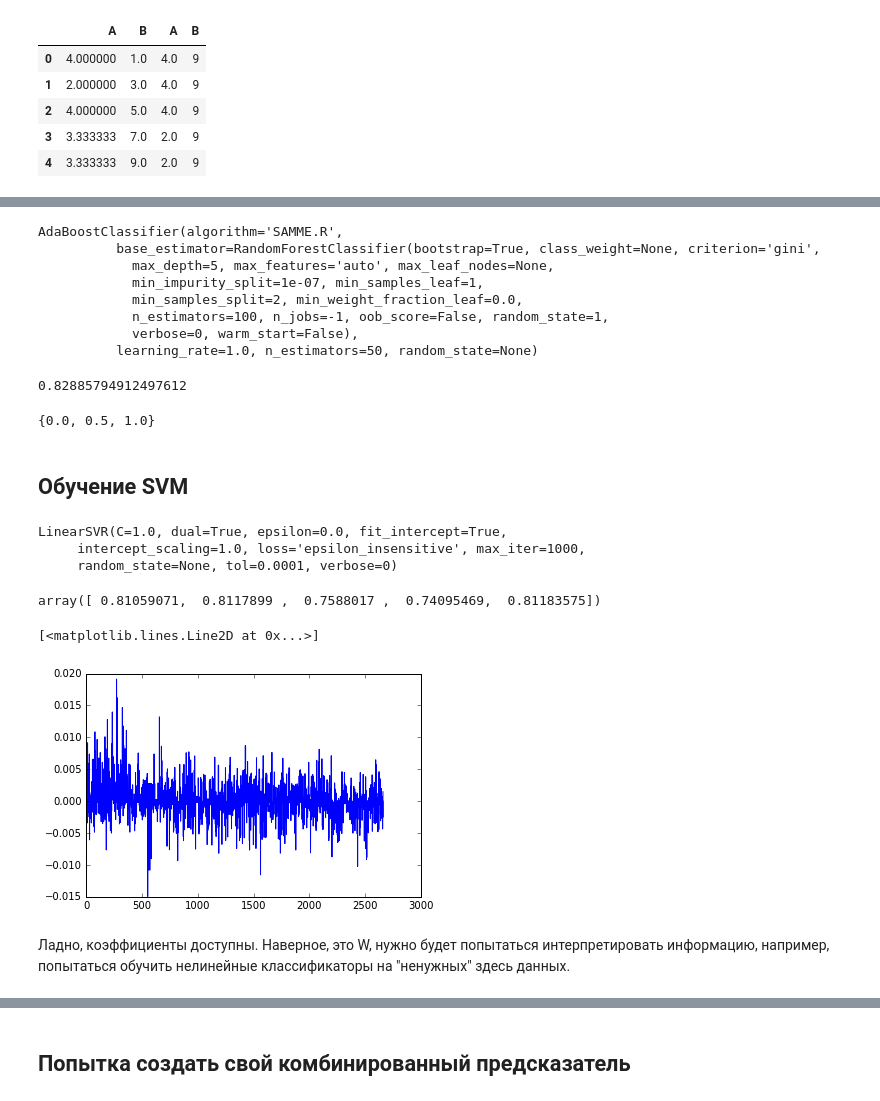
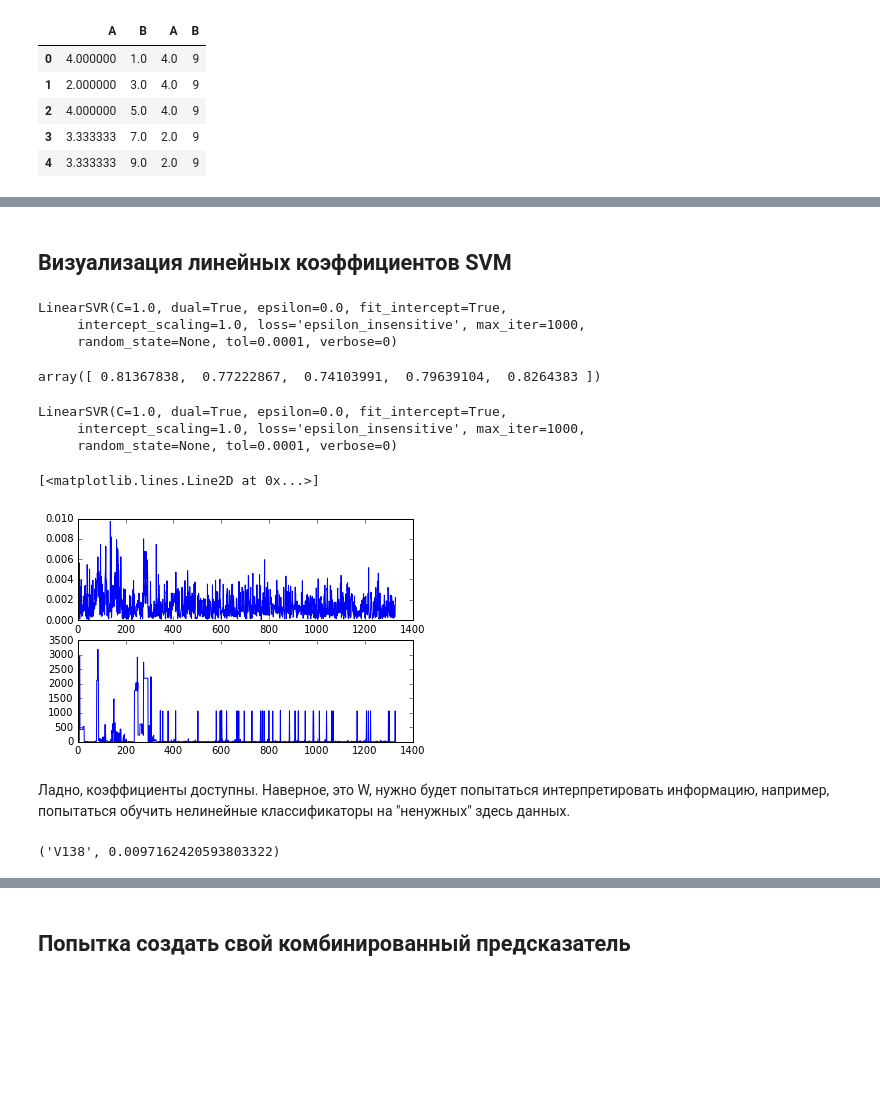
Before and after one commit to grwlf/algo_club, a Jupyter notebook: sandbox/users/smironov/contest-med.ipynb, the cells around one changed output, grey strips where cells are left out. Cells and saved outputs as stored; diff of their text form; code cells hidden in the pictures; blank space fills up the shorter version.

```diff
--- a/sandbox/users/smironov/contest-med.ipynb
+++ b/sandbox/users/smironov/contest-med.ipynb
@@ -181,41 +222,35 @@ all = 0.834276590238 num = 0.822708000888 cat = 0.837794633849
-# %%
-clf = sken.AdaBoostClassifier(base_estimator=
-                              sken.RandomForestClassifier(n_estimators=100, max_depth=5, n_jobs=-1, random_state=1))
-print(clf)
-np.mean(skcv.cross_val_score(clf, X_train_nan2[columns_all], Y_train.label.values, scoring='roc_auc', cv=5))
-#score2num = np.mean(skcv.cross_val_score(clf, X_train_nan2[columns_num], Y_train.label.values, scoring='roc_auc', cv=5))
-#score2cat = np.mean(skcv.cross_val_score(clf, X_train_nan2[columns_cat], Y_train.label.values, scoring='roc_auc', cv=5))
-#score2ocat = np.mean(skcv.cross_val_score(clf, X_train_nan2[columns_ocat], Y_train.label.values, scoring='roc_auc', cv=5))
-#print('all =', score2all, 'num =', score2num, 'cat =', score2cat)
-# %% [output]
-AdaBoostClassifier(algorithm='SAMME.R',
-          base_estimator=RandomForestClassifier(bootstrap=True, class_weight=None, criterion='gini',
-            max_depth=5, max_features='auto', max_leaf_nodes=None,
-            min_impurity_split=1e-07, min_samples_leaf=1,
-            min_samples_split=2, min_weight_fraction_leaf=0.0,
-            n_estimators=100, n_jobs=-1, oob_score=False, random_state=1,
-            verbose=0, warm_start=False),
-          learning_rate=1.0, n_estimators=50, random_state=None)
-0.82885794912497612
-# %%
-set(X_train['V1327'].values)
-# %% [output]
-{0.0, 0.5, 1.0}
 # %% [markdown]
-## Обучение SVM
+## Визуализация линейных коэффициентов SVM
 # %%
-clf = sk.svm.LinearSVR()
+clf = sklearn.svm.LinearSVR()
 print(clf)
 skcv.cross_val_score(clf, X_train_nan2[columns_all], Y_train.label.values, scoring='roc_auc', cv=5)
 # %% [output]
 LinearSVR(C=1.0, dual=True, epsilon=0.0, fit_intercept=True,
      intercept_scaling=1.0, loss='epsilon_insensitive', max_iter=1000,
      random_state=None, tol=0.0001, verbose=0)
-array([ 0.81059071,  0.8117899 ,  0.7588017 ,  0.74095469,  0.81183575])
+array([ 0.81367838,  0.77222867,  0.74103991,  0.79639104,  0.8264383 ])
-# %%
-plt.plot(clf.coef_)
-# %% [output]
-[<matplotlib.lines.Line2D at 0x...>]
-[figure, removed]
+# %%
+clf.fit( X_train_nan2[columns_all], Y_train.label.values)
+# %% [output]
+LinearSVR(C=1.0, dual=True, epsilon=0.0, fit_intercept=True,
+     intercept_scaling=1.0, loss='epsilon_insensitive', max_iter=1000,
+     random_state=None, tol=0.0001, verbose=0)
+# %%
+coef = np.empty((columns_all.shape[0]),)
+coef = (abs(clf.coef_[np.arange(0,coef.shape[0])*2]) + abs(clf.coef_[np.arange(0,coef.shape[0])*2 + 1])) / 2
+# %%
+plt.subplot(2,1,1)
+plt.plot(coef)
+plt.subplot(2,1,2)
+plt.plot(numnulls)
+# %% [output]
+[<matplotlib.lines.Line2D at 0x...>]
+[figure, added]
 # %% [markdown]
 Ладно, коэффициенты доступны. Наверное, это W, нужно будет попытаться интерпретировать информацию, например, попытаться обучить нелинейные классификаторы на "ненужных" здесь данных.
+# %%
+columns_all_sorted = sorted(list(zip(columns_all, coef)), key=lambda x:x[1])
+columns_all_sorted[-1]
+# %% [output]
+('V138', 0.0097162420593803322)
```
Also changed, not shown: parts of 11 cells of this notebook.
